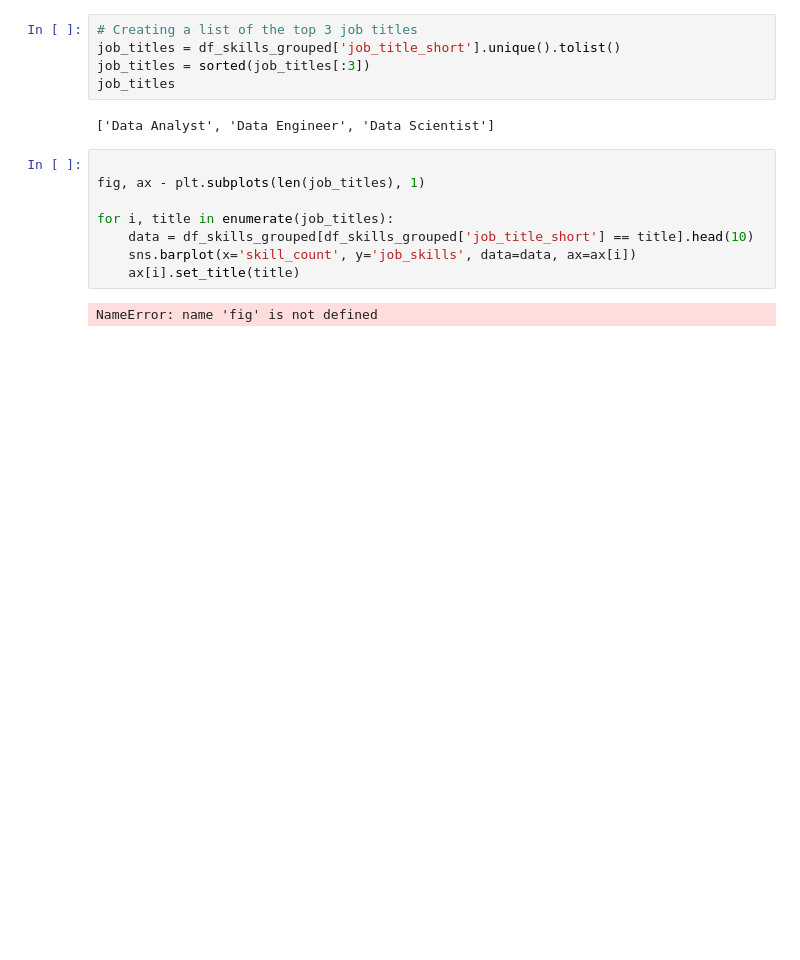
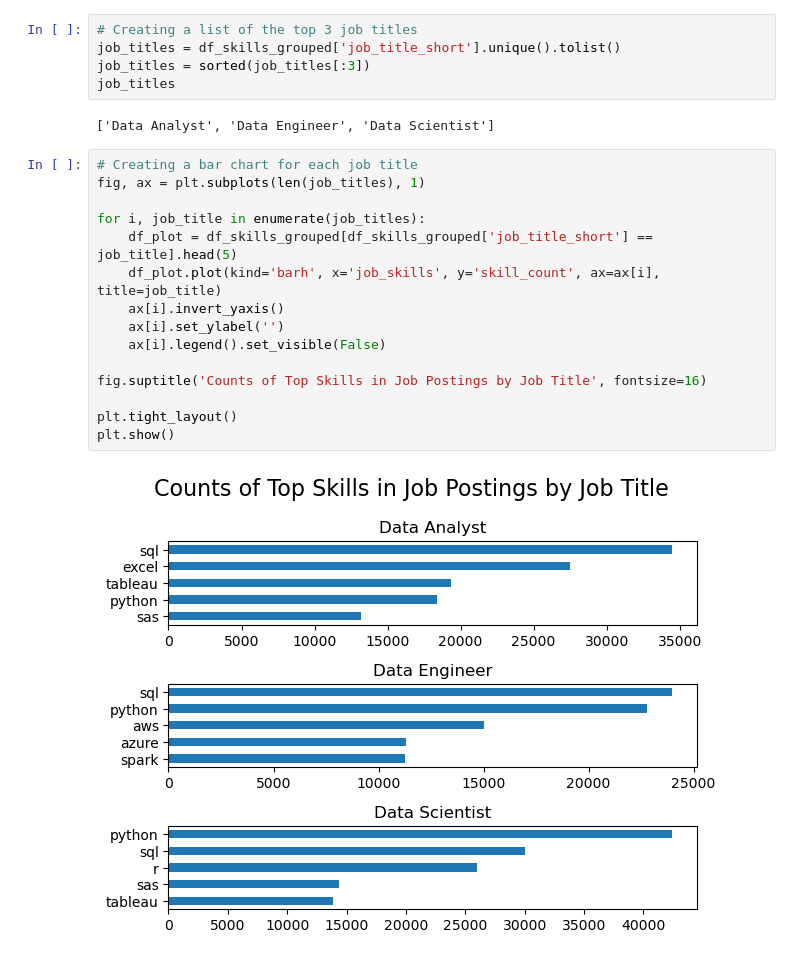
Before and after one commit to RobertoCortez07/python_project, a Jupyter notebook: DA_project/2_Skills_Count.ipynb, the cells around one changed output. Saved outputs shown, nothing was run; the diff lists cells and outputs as text; blank space fills up the shorter version.

Commit message:
finished skill_counts, updated readme

```diff
--- a/DA_project/2_Skills_Count.ipynb
+++ b/DA_project/2_Skills_Count.ipynb
@@ -74,13 +74,20 @@ job_titles = sorted(job_titles[:3])
 job_titles
 # %% [output]
 ['Data Analyst', 'Data Engineer', 'Data Scientist']
-# %%
-
-fig, ax - plt.subplots(len(job_titles), 1)
-
-for i, title in enumerate(job_titles):
-    data = df_skills_grouped[df_skills_grouped['job_title_short'] == title].head(10)
-    sns.barplot(x='skill_count', y='job_skills', data=data, ax=ax[i])
-    ax[i].set_title(title)
-# %% [output]
-NameError: name 'fig' is not defined
+# %%
+# Creating a bar chart for each job title
+fig, ax = plt.subplots(len(job_titles), 1)
+
+for i, job_title in enumerate(job_titles):
+    df_plot = df_skills_grouped[df_skills_grouped['job_title_short'] == job_title].head(5)
+    df_plot.plot(kind='barh', x='job_skills', y='skill_count', ax=ax[i], title=job_title)
+    ax[i].invert_yaxis()
+    ax[i].set_ylabel('')
+    ax[i].legend().set_visible(False)
+
+fig.suptitle('Counts of Top Skills in Job Postings by Job Title', fontsize=16)
+
+plt.tight_layout()
+plt.show()
+# %% [output]
+[figure, added]
```
Also changed, not shown: parts of 4 cells of this notebook, 2 other files.
